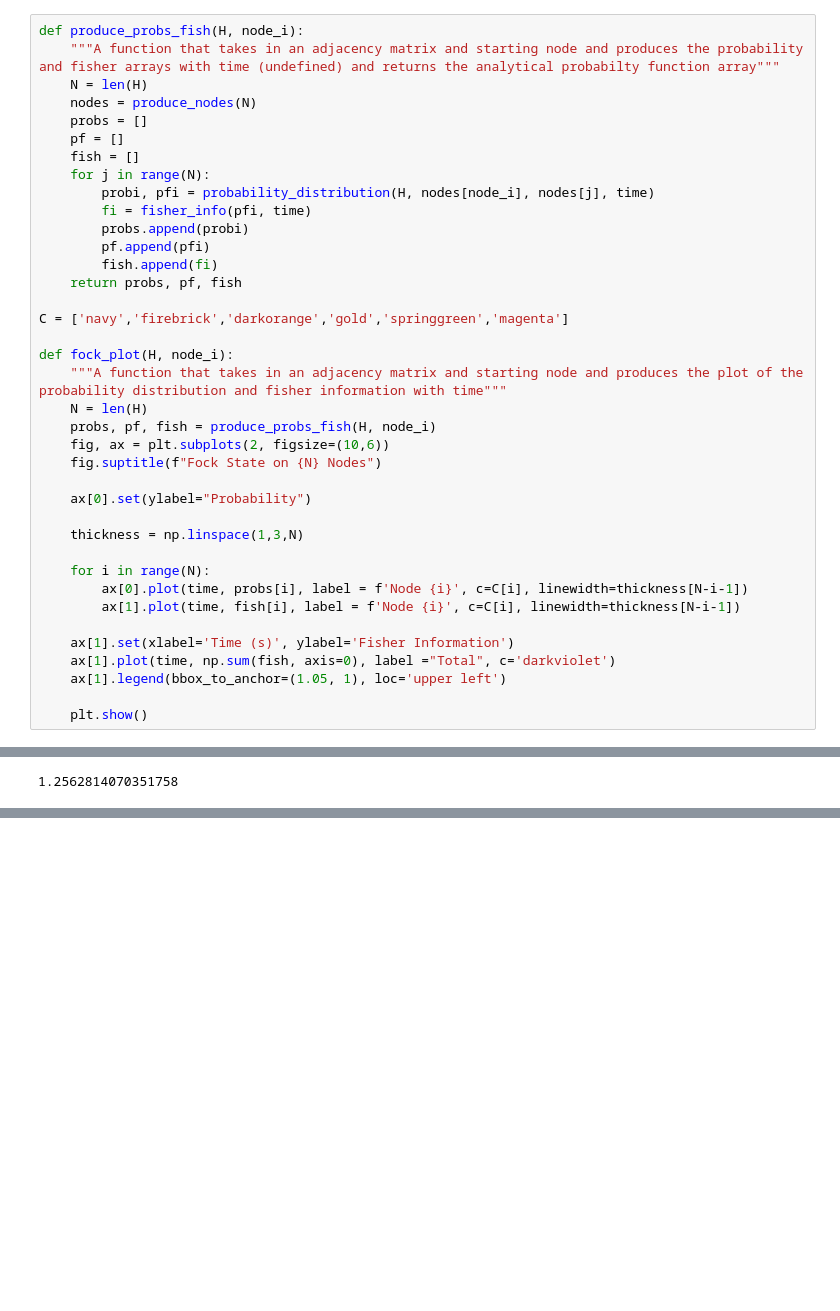
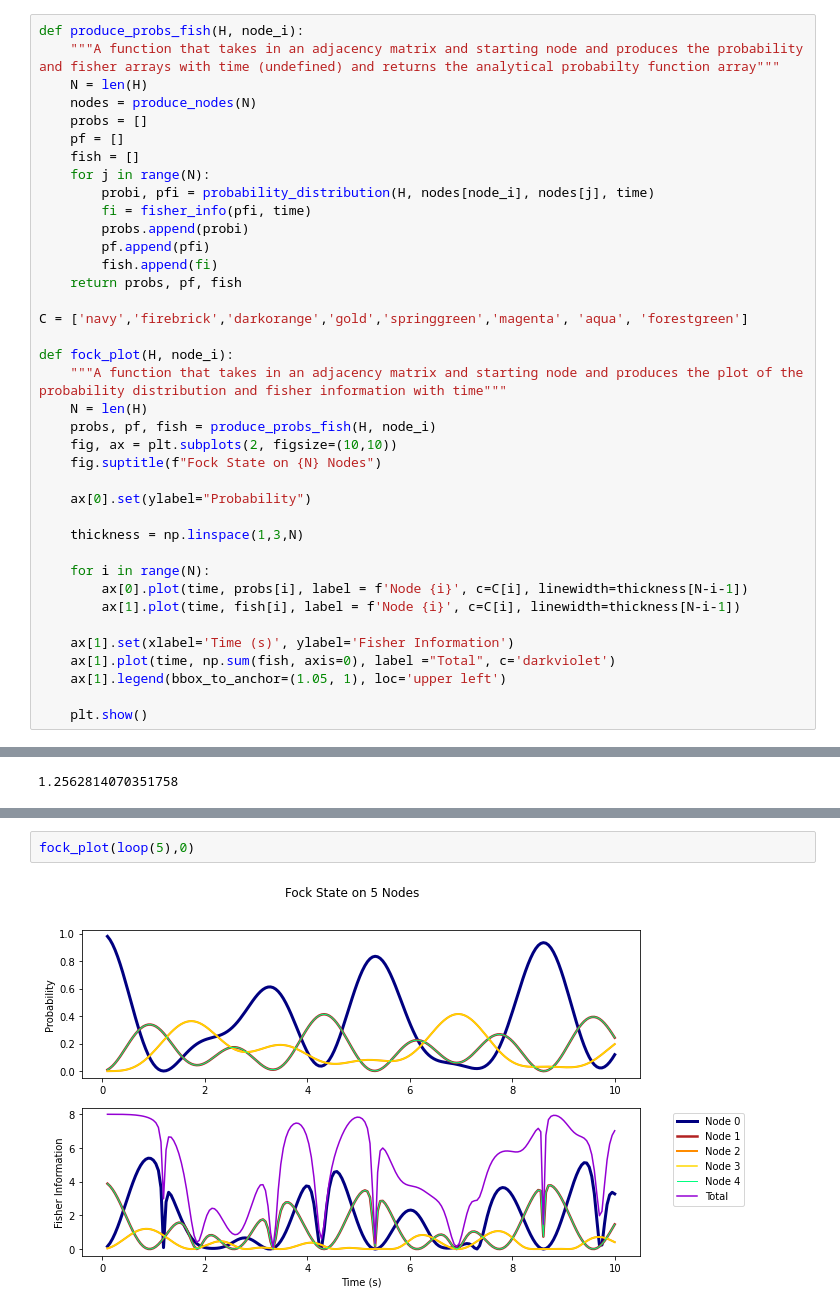
Before and after one commit to gmitchener/quantum_project, a Jupyter notebook: Results_k_con_notebook.ipynb, the cells around one changed output, grey strips where cells are left out. Saved outputs shown, nothing was run; the diff lists cells and outputs as text; blank space fills up the shorter version.

```diff
--- a/Results_k_con_notebook.ipynb
+++ b/Results_k_con_notebook.ipynb
@@ -146,13 +154,13 @@ def produce_probs_fish(H, node_i):
         fish.append(fi)
     return probs, pf, fish
 
-C = ['navy','firebrick','darkorange','gold','springgreen','magenta']
+C = ['navy','firebrick','darkorange','gold','springgreen','magenta', 'aqua', 'forestgreen']
 
 def fock_plot(H, node_i):
     """A function that takes in an adjacency matrix and starting node and produces the plot of the probability distribution and fisher information with time"""
     N = len(H)
     probs, pf, fish = produce_probs_fish(H, node_i)
-    fig, ax = plt.subplots(2, figsize=(10,6))
+    fig, ax = plt.subplots(2, figsize=(10,10))
     fig.suptitle(f"Fock State on {N} Nodes")
 
     ax[0].set(ylabel="Probability")
@@ -292 +341,5 @@ fock_plot(line(4),0)
+# %%
+fock_plot(loop(5),0)
+# %% [output]
+[figure, added]
 # %%
```
Also changed, not shown: parts of 22 cells of this notebook, 5 other files.
